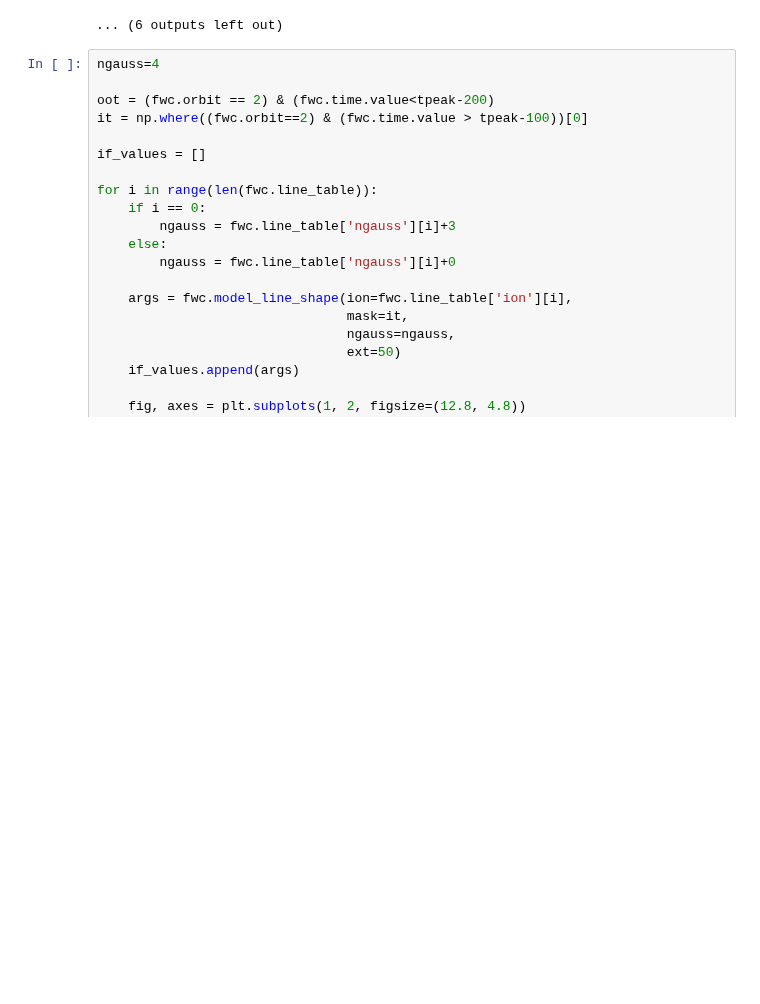
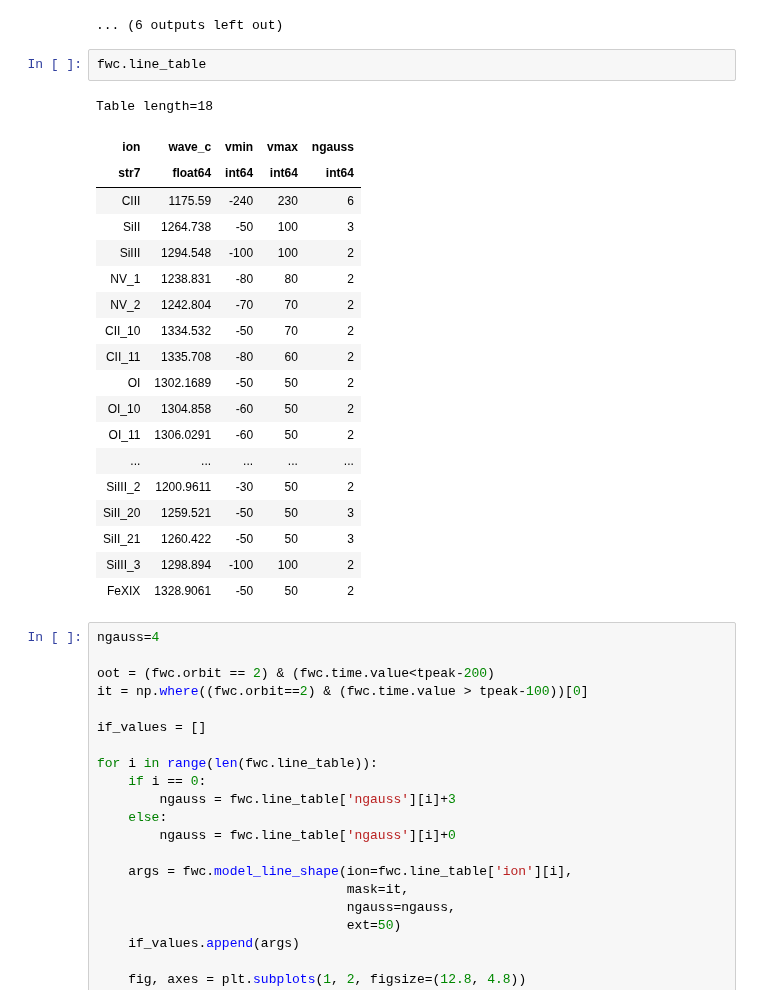
Before and after one commit to afeinstein20/cos_flares, a Jupyter notebook: notebooks/line_analysis.ipynb, the cells around one changed output. Cells and saved outputs as stored; diff of their text form; blank space fills up the shorter version.

```diff
--- a/notebooks/line_analysis.ipynb
+++ b/notebooks/line_analysis.ipynb
@@ -139,6 +141,28 @@ for i in range(len(fwc.line_table)):
 [figure]
 [figure]
 ... (6 outputs left out)
+# %%
+fwc.line_table
+# %% [output]
+Table length=18
+| ion | wave_c | vmin | vmax | ngauss |
+| str7 | float64 | int64 | int64 | int64 |
+| CIII | 1175.59 | -240 | 230 | 6 |
+| SiII | 1264.738 | -50 | 100 | 3 |
+| SiIII | 1294.548 | -100 | 100 | 2 |
+| NV_1 | 1238.831 | -80 | 80 | 2 |
+| NV_2 | 1242.804 | -70 | 70 | 2 |
+| CII_10 | 1334.532 | -50 | 70 | 2 |
+| CII_11 | 1335.708 | -80 | 60 | 2 |
+| OI | 1302.1689 | -50 | 50 | 2 |
+| OI_10 | 1304.858 | -60 | 50 | 2 |
+| OI_11 | 1306.0291 | -60 | 50 | 2 |
+| ... | ... | ... | ... | ... |
+| SiIII_2 | 1200.9611 | -30 | 50 | 2 |
+| SiII_20 | 1259.521 | -50 | 50 | 3 |
+| SiII_21 | 1260.422 | -50 | 50 | 3 |
+| SiIII_3 | 1298.894 | -100 | 100 | 2 |
+| FeXIX | 1328.9061 | -50 | 50 | 2 |
 # %%
 ngauss=4
 
```
Also changed, not shown: parts of 1 cell of this notebook, 2 other files.
